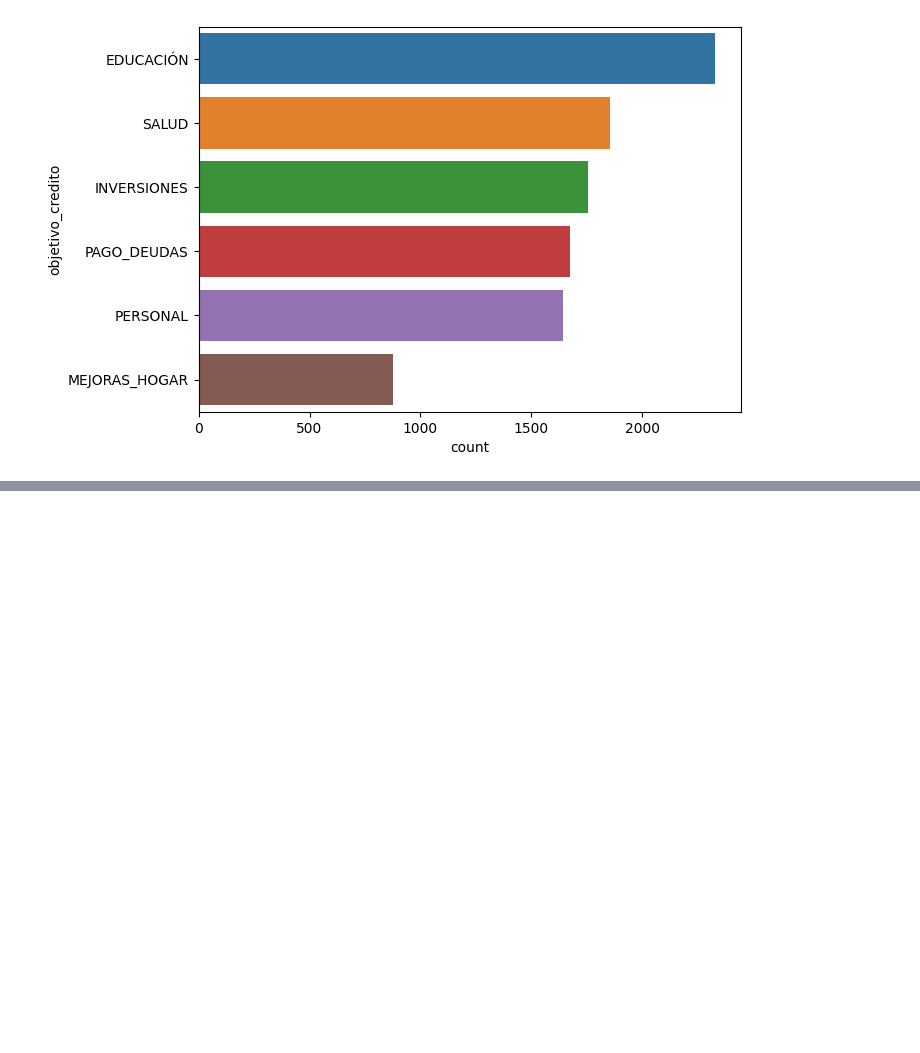
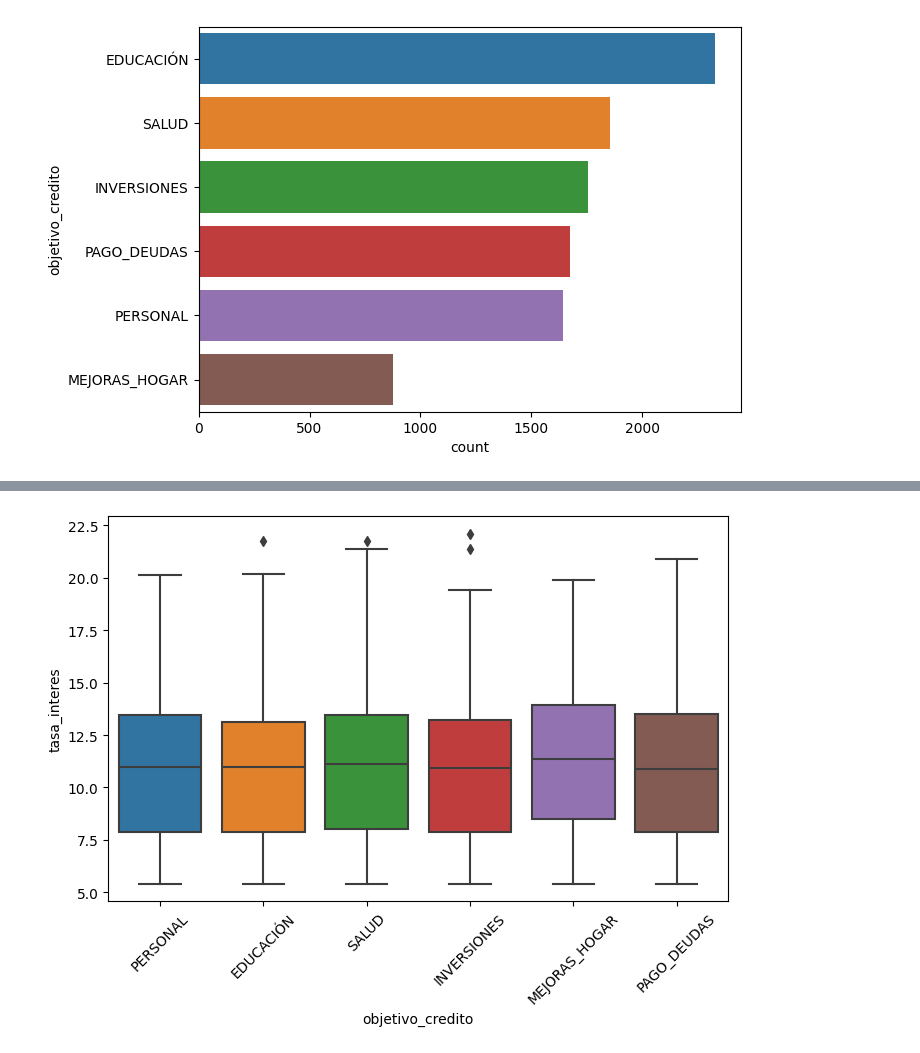
Before and after one commit to ElisaPardo/13MBID-OCT2324, a Jupyter notebook: notebooks/comprension_datos/CD02-Exploracion.ipynb, the cells around one changed output, grey strips where cells are left out. Cells and saved outputs as stored; diff of their text form; code cells hidden in the pictures; blank space fills up the shorter version.

```diff
--- a/notebooks/comprension_datos/CD02-Exploracion.ipynb
+++ b/notebooks/comprension_datos/CD02-Exploracion.ipynb
@@ -152,0 +142,8 @@ plt.show()
+# %%
+# Distribución de la tasa de interés segun objetivo_credito
+plt.figure(figsize=(8,5))
+ax=sns.boxplot(data=df_creditos,x='objetivo_credito', y='tasa_interes')
+plt.setp(ax.get_xticklabels(),rotation=45)
+plt.show()
+# %% [output]
+[figure, added]
```
Also changed, not shown: parts of 2 cells of this notebook.
